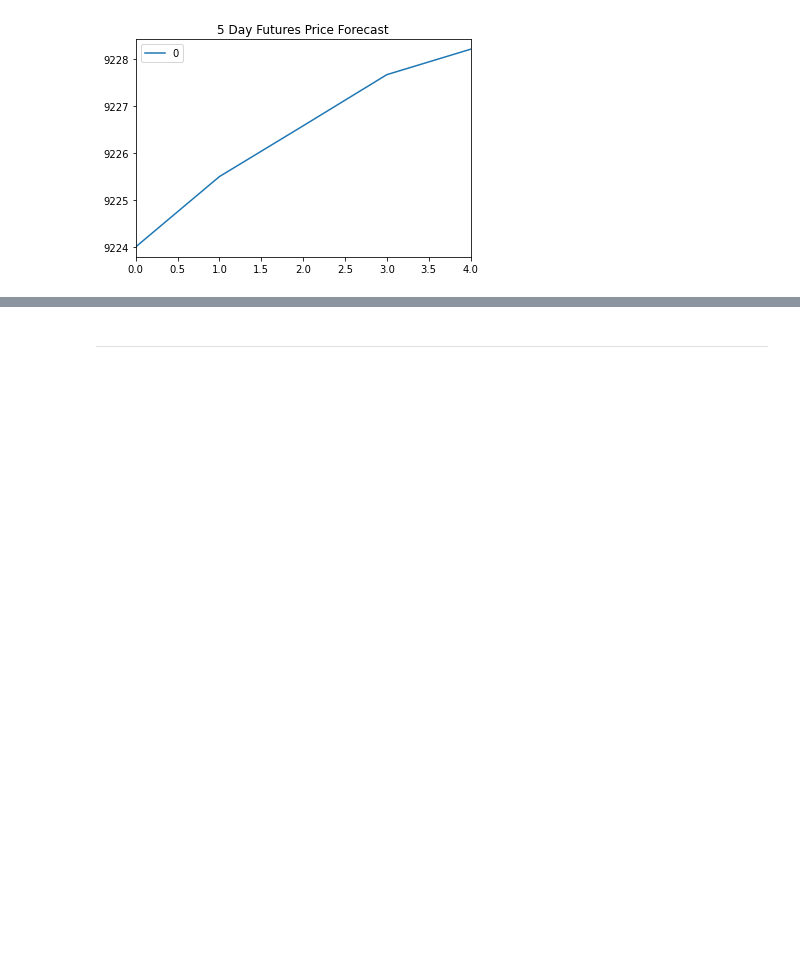
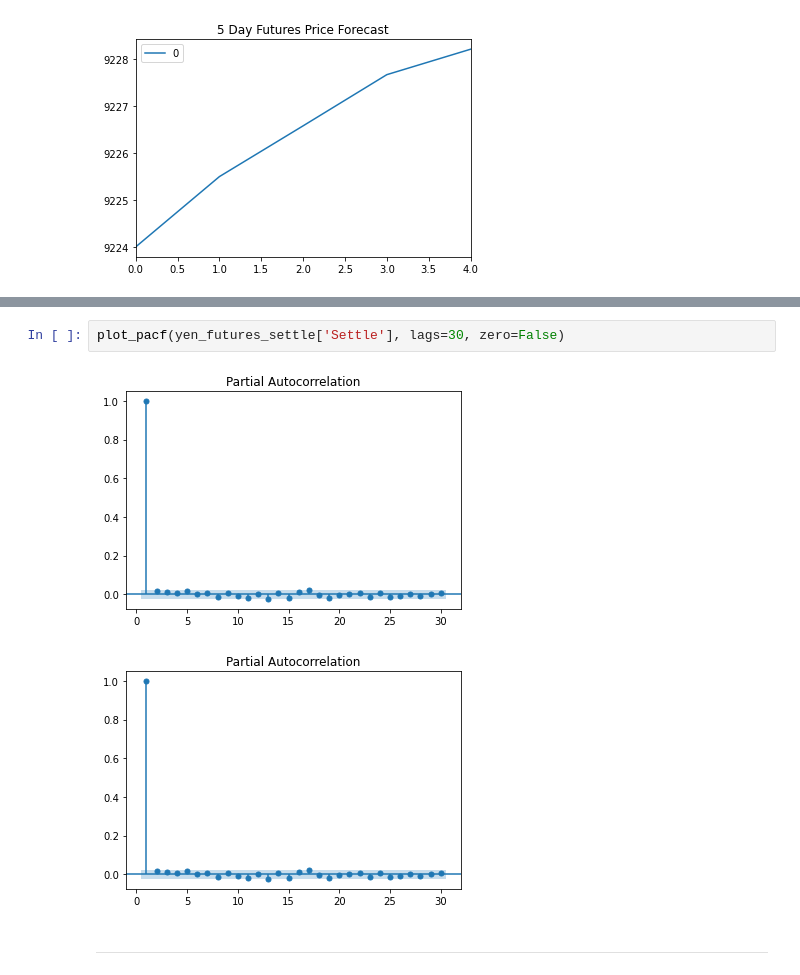
Before and after one commit to rchak007/time_series, a Jupyter notebook: time_series_analysis-Copy1.ipynb, the cells around one changed output, grey strips where cells are left out. Saved outputs shown, nothing was run; the diff lists cells and outputs as text; blank space fills up the shorter version.

```diff
--- a/time_series_analysis.ipynb
+++ b/time_series_analysis-Copy1.ipynb
@@ -282,3 +328,8 @@ pd.DataFrame(res2.forecast(steps=5)[0]).plot(title="5 Day Futures Price Forecast
+# %%
+plot_pacf(yen_futures_settle['Settle'], lags=30, zero=False)
+# %% [output]
+[figure, added]
+[figure, added]
 # %% [markdown]
 ---
 # %% [markdown]
```
Also changed, not shown: parts of 14 cells of this notebook, 2 other files.
